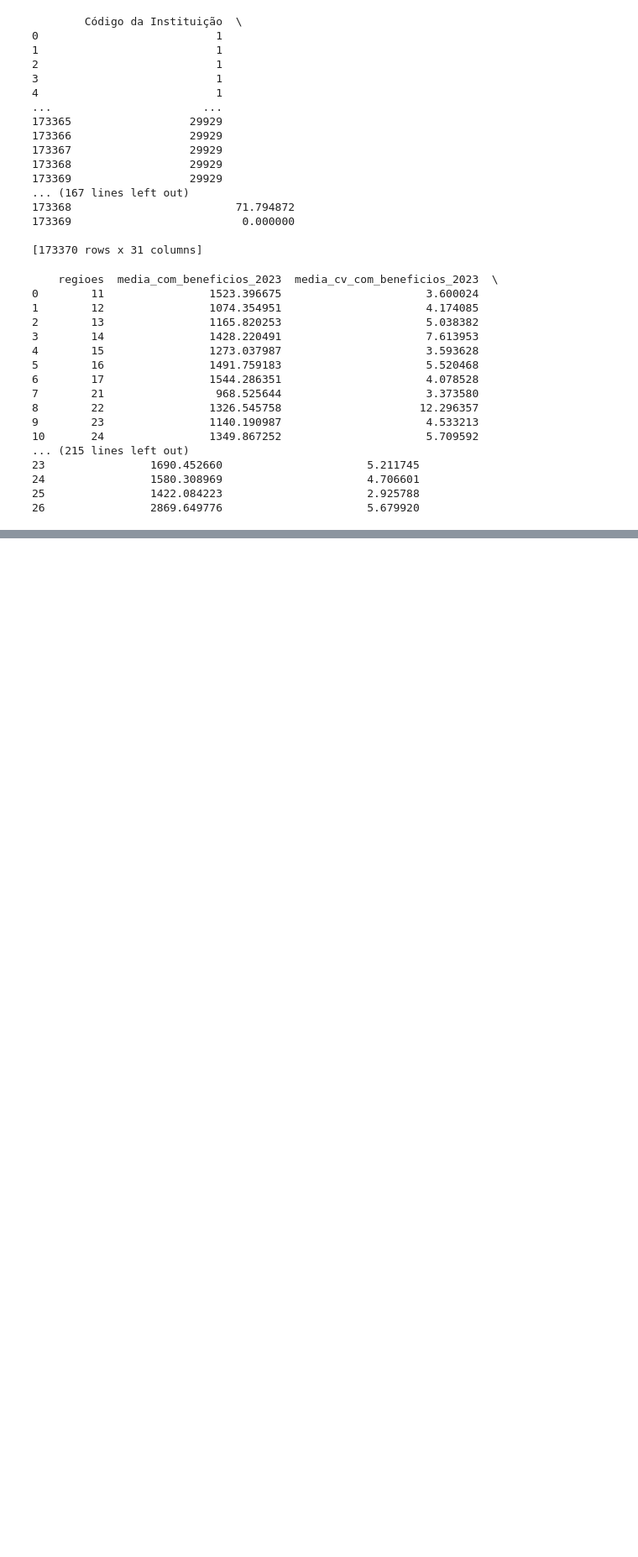
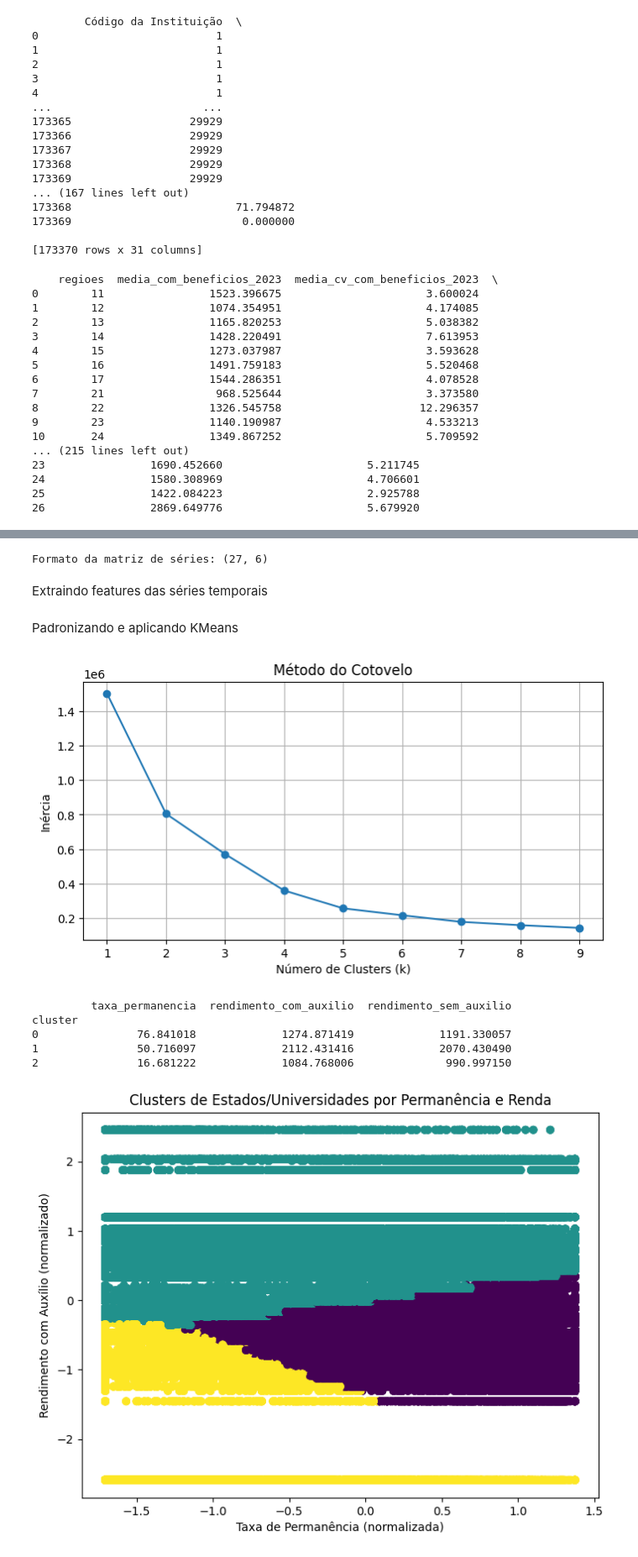
Before and after one commit to ikeisuke-ando/Explorando-problemas-reais-utilizando-Business-Intelligence, a Jupyter notebook: notebooks/analise.ipynb, the cells around one changed output, grey strips where cells are left out. Shown at 84% size. Cells and saved outputs as stored; diff of their text form; code cells hidden in the pictures; blank space fills up the shorter version.

```diff
--- a/notebooks/analise.ipynb
+++ b/notebooks/analise.ipynb
@@ -332,0 +476,79 @@ conn.close()
+# %%
+import pandas as pd
+import numpy as np
+from sklearn.preprocessing import StandardScaler
+from sklearn.decomposition import PCA
+from sklearn.cluster import KMeans
+from sklearn.metrics import silhouette_score, calinski_harabasz_score
+import matplotlib.pyplot as plt
+
+
+# Ordena os dados por estado e ano
+df = df.sort_values(['estado', 'ano'])
+
+# Cria uma série temporal para cada estado (exemplo: taxa de permanência)
+pivot = df.pivot_table(values='taxa_permanencia', index='estado', columns='ano', fill_value=0)
+
+X_ts = pivot.values  # cada linha = um estado, cada coluna = um ano
+estados = pivot.index.to_list()
+
+print("Formato da matriz de séries:", X_ts.shape)
+# %% [output]
+Formato da matriz de séries: (27, 6)
+# %% [markdown]
+Extraindo features das séries temporais
+# %% [markdown]
+Padronizando e aplicando KMeans
+# %%
+#Importando bibliotecas
+import pandas as pd
+from sklearn.preprocessing import StandardScaler
+from sklearn.cluster import KMeans
+import matplotlib.pyplot as plt
+
+#Selecionando as variáveis relevantes
+variaveis = ['taxa_permanencia', 'rendimento_com_auxilio', 'rendimento_sem_auxilio']
+X = df[variaveis].fillna(0)
+
+#Padronizando os dados
+scaler = StandardScaler()
+X_scaled = scaler.fit_transform(X)
+
+#Cotovelo
+inertia = []
+for k in range(1, 10):
+    kmeans = KMeans(n_clusters=k, random_state=42)
+    kmeans.fit(X_scaled)
+    inertia.append(kmeans.inertia_)
+
+plt.figure(figsize=(8,4))
+plt.plot(range(1, 10), inertia, marker='o')
+plt.title('Método do Cotovelo')
+plt.xlabel('Número de Clusters (k)')
+plt.ylabel('Inércia')
+plt.grid(True)
+plt.show()
+
+#Aplicando o K-Means
+k_optimo = 3  # ajuste conforme o gráfico
+kmeans = KMeans(n_clusters=k_optimo, random_state=42)
+df['cluster'] = kmeans.fit_predict(X_scaled)
+
+#Analisando os resultados
+print(df.groupby('cluster')[variaveis].mean())
+
+# Visualizando
+plt.figure(figsize=(8,6))
+plt.scatter(X_scaled[:, 0], X_scaled[:, 1], c=df['cluster'], cmap='viridis')
+plt.title('Clusters de Estados/Universidades por Permanência e Renda')
+plt.xlabel('Taxa de Permanência (normalizada)')
+plt.ylabel('Rendimento com Auxílio (normalizado)')
+plt.show()
+# %% [output]
+[figure, added]
+         taxa_permanencia  rendimento_com_auxilio  rendimento_sem_auxilio
+cluster
+0               76.841018             1274.871419             1191.330057
+1               50.716097             2112.431416             2070.430490
+2               16.681222             1084.768006              990.997150
+[figure, added]
```
Also changed, not shown: parts of 30 cells of this notebook.
